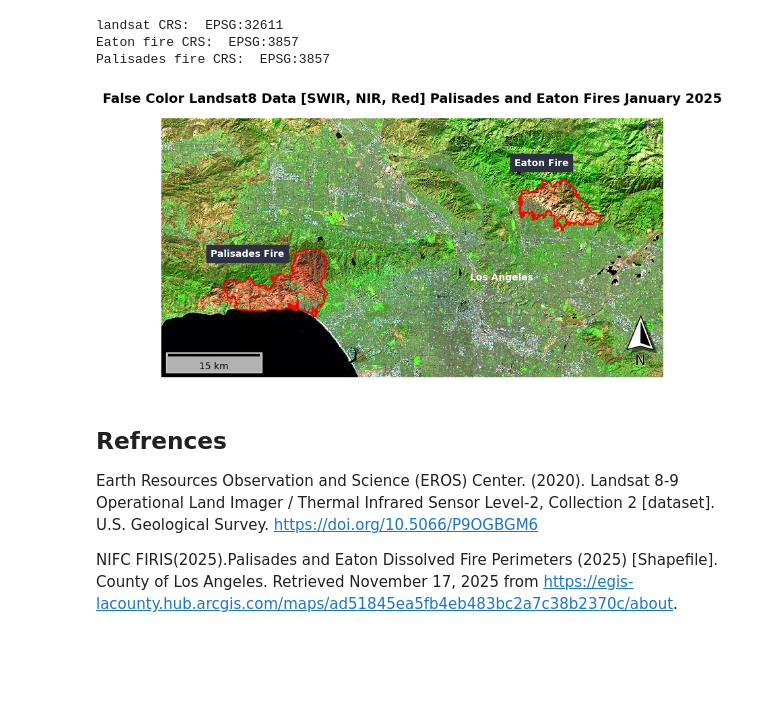
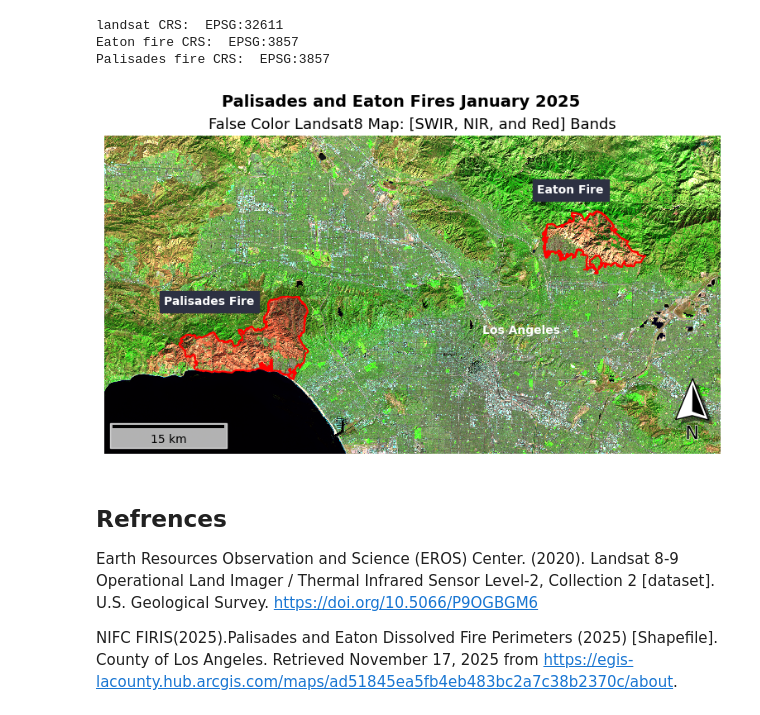
Before and after one commit to sofiiir/eds220-hwk4, a Jupyter notebook: hwk4-task2-false-color-RODAS.ipynb, the cells around one changed output. Saved outputs shown, nothing was run; the diff lists cells and outputs as text; code cells hidden in the pictures; blank space fills up the shorter version.

```diff
--- a/hwk4-task2-false-color-RODAS.ipynb
+++ b/hwk4-task2-false-color-RODAS.ipynb
@@ -335,35 +335,36 @@ plt.figtext(x = .65,
             s ="Eaton Fire",
             weight = 'bold',
            color = "white",
            backgroundcolor =  "#2D3142")
 
 # Add a Palisade Fire label
 plt.figtext(x = .24,
             y = .47,
             s ="Palisades Fire",
             weight = 'bold',
            color = "white",
            backgroundcolor =  "#2D3142")
 
 # Add a Los Angeles label as a reference
 plt.figtext(x = .59,
             y = .4,
             s ="Los Angeles",
             weight = 'bold',
            color = "white")
 
 # Add a title
-ax.set_title('False Color Landsat8 Data [SWIR, NIR, Red] Palisades and Eaton Fires January 2025', fontsize = 14, fontweight = 'bold')
+ax.set_title('False Color Landsat8 Map: [SWIR, NIR, and Red] Bands', fontsize = 13)
+plt.suptitle('Palisades and Eaton Fires January 2025',  fontsize = 14, fontweight = 'bold')
 
 # Add a scalebar
 ax.add_artist(ScaleBar(1, location = "lower left",box_alpha = 0.7, border_pad = 0.5))
 
 # Add a north arrow
 north_arrow(ax=ax, location="lower right", rotation={"crs":32611, "reference":"center"})
 
 plt.show()
 # %% [output]
-[figure, old version]
+[figure, new version]
 # %% [markdown]
 ## Refrences
 
```
